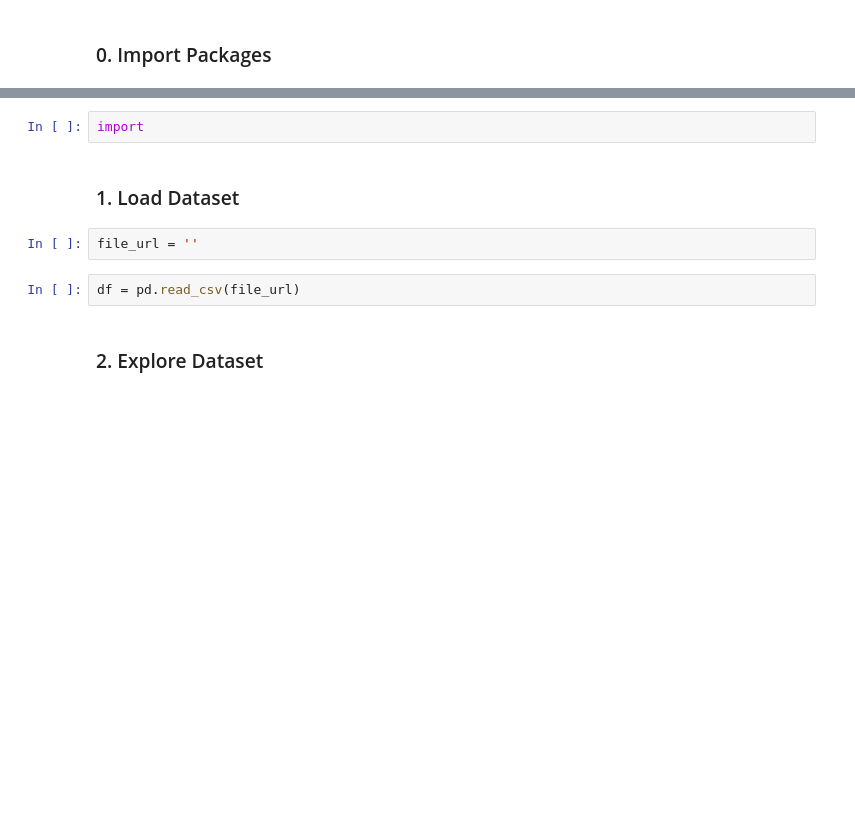
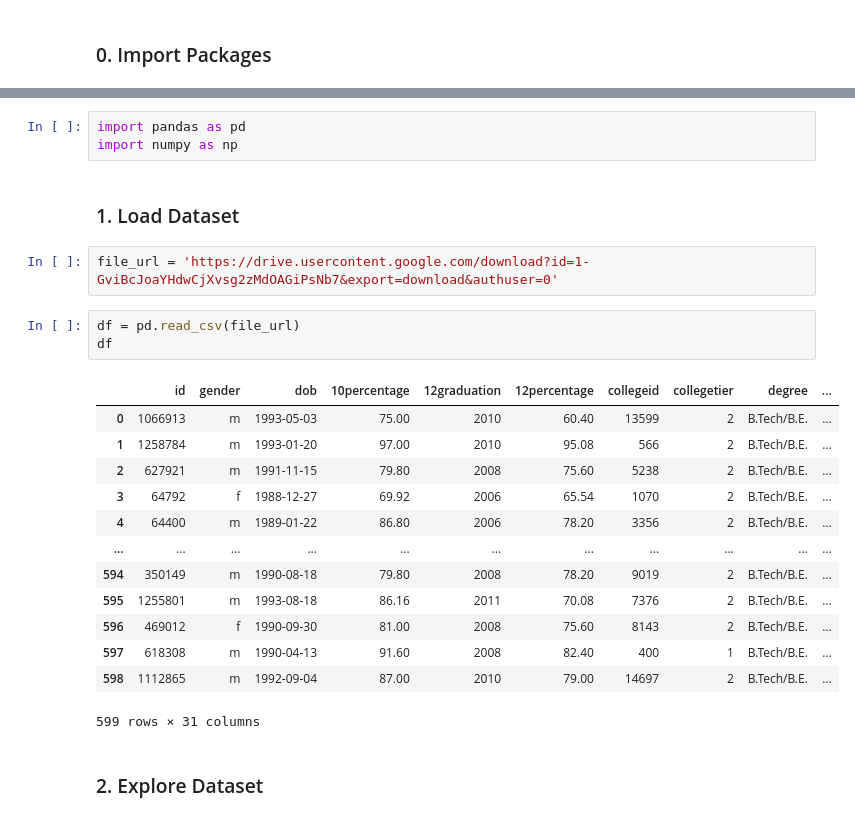
Before and after one commit to 1ThomasS/Regression_Models_Experiment, a Jupyter notebook: 36106-AT1-25100660-experiment.ipynb, the cells around one changed output, grey strips where cells are left out. Drawn from its saved outputs; the diff is of its cells as text; blank space fills up the shorter version.

```diff
--- a/36106-AT1-25100660-experiment.ipynb
+++ b/36106-AT1-25100660-experiment.ipynb
@@ -9,10 +27,26 @@
-# %%
-import
+# %%
+import pandas as pd
+import numpy as np
 # %% [markdown]
 ### 1.   Load Dataset
-# %%
-file_url = ''
+# %%
+file_url = 'https://drive.usercontent.google.com/download?id=1-GviBcJoaYHdwCjXvsg2zMdOAGiPsNb7&export=download&authuser=0'
 # %%
 df = pd.read_csv(file_url)
+df
+# %% [output]
+|  | id | gender | dob | 10percentage | 12graduation | 12percentage | collegeid | collegetier | degree | ... |
+| 0 | 1066913 | m | 1993-05-03 | 75.00 | 2010 | 60.40 | 13599 | 2 | B.Tech/B.E. | ... |
+| 1 | 1258784 | m | 1993-01-20 | 97.00 | 2010 | 95.08 | 566 | 2 | B.Tech/B.E. | ... |
+| 2 | 627921 | m | 1991-11-15 | 79.80 | 2008 | 75.60 | 5238 | 2 | B.Tech/B.E. | ... |
+| 3 | 64792 | f | 1988-12-27 | 69.92 | 2006 | 65.54 | 1070 | 2 | B.Tech/B.E. | ... |
+| 4 | 64400 | m | 1989-01-22 | 86.80 | 2006 | 78.20 | 3356 | 2 | B.Tech/B.E. | ... |
+| ... | ... | ... | ... | ... | ... | ... | ... | ... | ... | ... |
+| 594 | 350149 | m | 1990-08-18 | 79.80 | 2008 | 78.20 | 9019 | 2 | B.Tech/B.E. | ... |
+| 595 | 1255801 | m | 1993-08-18 | 86.16 | 2011 | 70.08 | 7376 | 2 | B.Tech/B.E. | ... |
+| 596 | 469012 | f | 1990-09-30 | 81.00 | 2008 | 75.60 | 8143 | 2 | B.Tech/B.E. | ... |
+| 597 | 618308 | m | 1990-04-13 | 91.60 | 2008 | 82.40 | 400 | 1 | B.Tech/B.E. | ... |
+| 598 | 1112865 | m | 1992-09-04 | 87.00 | 2010 | 79.00 | 14697 | 2 | B.Tech/B.E. | ... |
+599 rows × 31 columns
 # %% [markdown]
 ### 2. Explore Dataset
```
Also changed, not shown: parts of 24 cells of this notebook, 3 other files.
